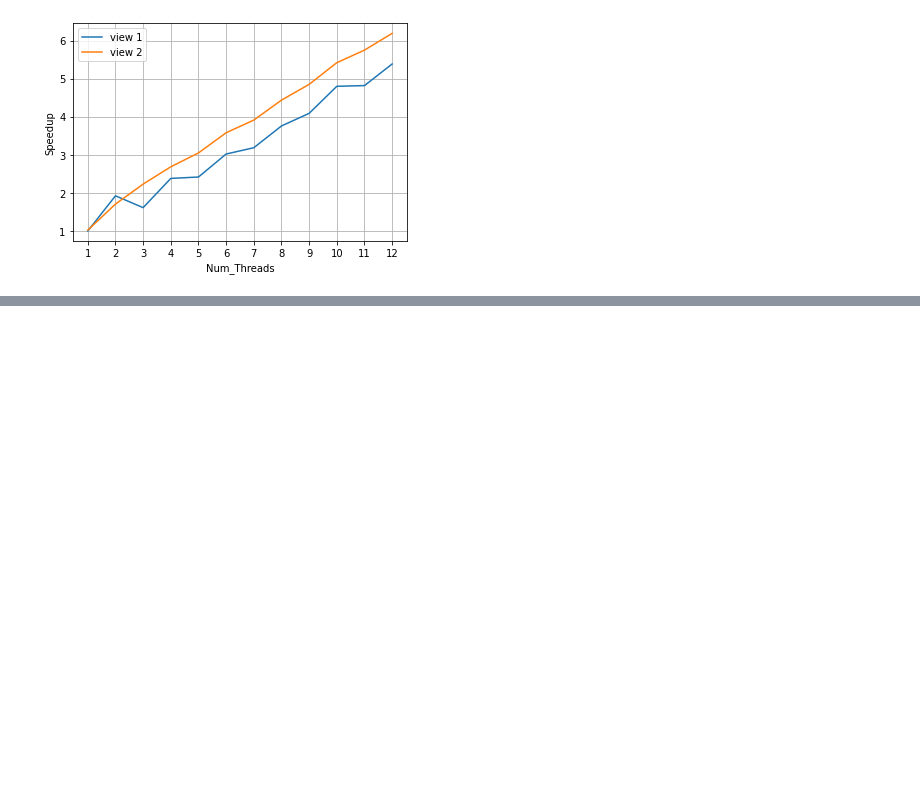
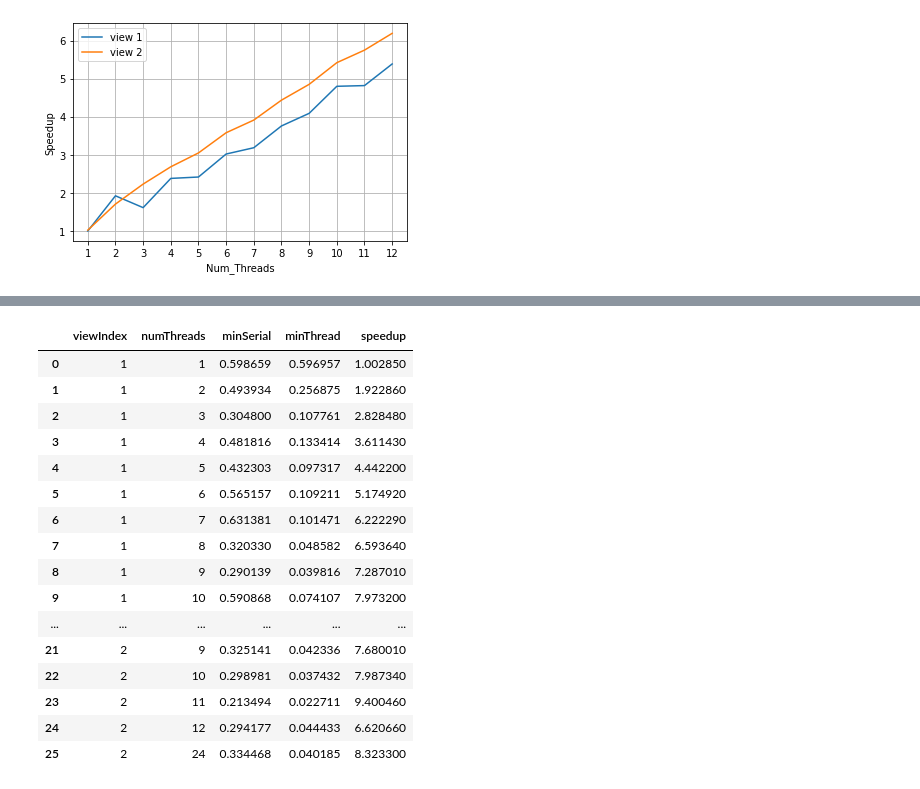
Before and after one commit to DeeDive/CS149-Asst1, a Jupyter notebook: prog1_mandelbrot_threads/plot.ipynb, the cells around one changed output, grey strips where cells are left out. Drawn from its saved outputs; the diff is of its cells as text; code cells hidden in the pictures; blank space fills up the shorter version.

```diff
--- a/prog1_mandelbrot_threads/plot.ipynb
+++ b/prog1_mandelbrot_threads/plot.ipynb
@@ -56,0 +69,23 @@ To confirm.
+# %%
+
+df2 = pd.read_csv('result.log',names=["viewIndex","numThreads","minSerial","minThread","speedup"])
+
+df2
+# %% [output]
+|  | viewIndex | numThreads | minSerial | minThread | speedup |
+| 0 | 1 | 1 | 0.598659 | 0.596957 | 1.002850 |
+| 1 | 1 | 2 | 0.493934 | 0.256875 | 1.922860 |
+| 2 | 1 | 3 | 0.304800 | 0.107761 | 2.828480 |
+| 3 | 1 | 4 | 0.481816 | 0.133414 | 3.611430 |
+| 4 | 1 | 5 | 0.432303 | 0.097317 | 4.442200 |
+| 5 | 1 | 6 | 0.565157 | 0.109211 | 5.174920 |
+| 6 | 1 | 7 | 0.631381 | 0.101471 | 6.222290 |
+| 7 | 1 | 8 | 0.320330 | 0.048582 | 6.593640 |
+| 8 | 1 | 9 | 0.290139 | 0.039816 | 7.287010 |
+| 9 | 1 | 10 | 0.590868 | 0.074107 | 7.973200 |
+| ... | ... | ... | ... | ... | ... |
+| 21 | 2 | 9 | 0.325141 | 0.042336 | 7.680010 |
+| 22 | 2 | 10 | 0.298981 | 0.037432 | 7.987340 |
+| 23 | 2 | 11 | 0.213494 | 0.022711 | 9.400460 |
+| 24 | 2 | 12 | 0.294177 | 0.044433 | 6.620660 |
+| 25 | 2 | 24 | 0.334468 | 0.040185 | 8.323300 |
```
Also changed, not shown: parts of 9 cells of this notebook, 7 other files.
